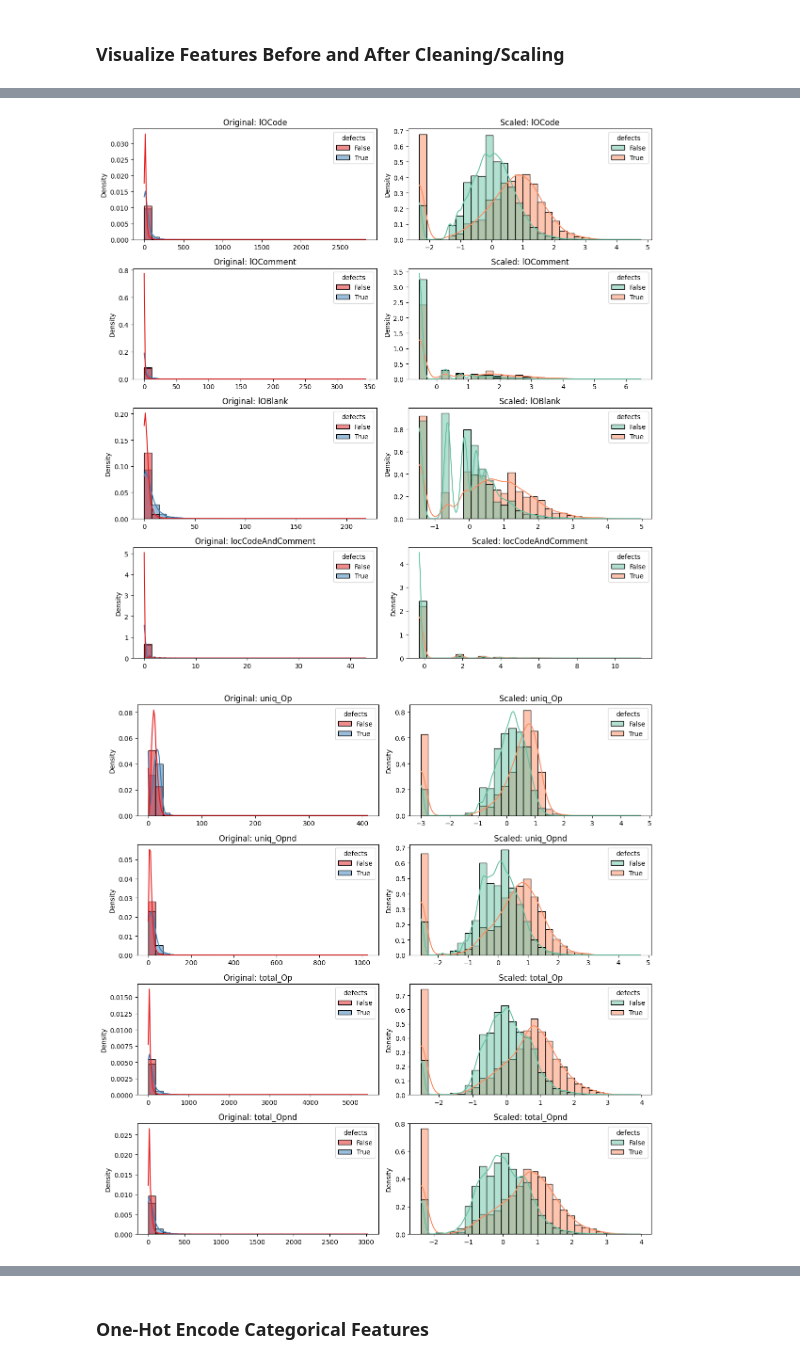
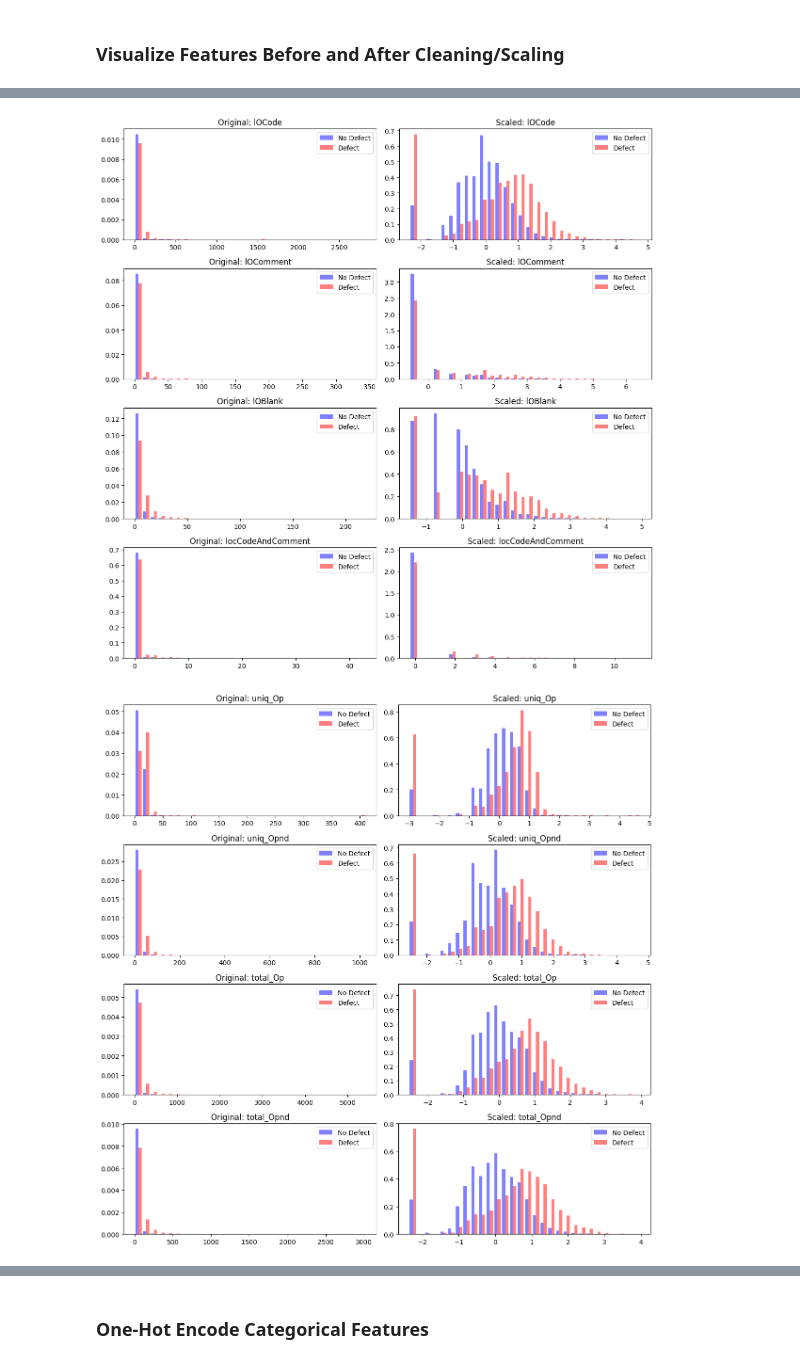
Before and after one commit to nataliep3/flower_vision_DATA4380_np, a Jupyter notebook: Kaggle Tabular Data.ipynb, the cells around one changed output, grey strips where cells are left out. Saved outputs shown, nothing was run; the diff lists cells and outputs as text; code cells hidden in the pictures.

```diff
--- a/Kaggle Tabular Data.ipynb
+++ b/Kaggle Tabular Data.ipynb
@@ -197,7 +197,6 @@ Target variable range: (np.False_, np.True_)
 * For each feature, plot the histogram of the feature for each class.
 # %%
 import matplotlib.pyplot as plt
-import seaborn as sns
 import math
 
 # Get numerical features only (excluding target)
@@ -212,9 +211,15 @@ plt.figure(figsize=(n_cols * 5, n_rows * 3))
 
 for idx, feature in enumerate(numerical_features, 1):
     plt.subplot(n_rows, n_cols, idx)
-    sns.histplot(data=train_df, x=feature, hue='defects', kde=True, stat="density", common_norm=False, palette="Set1", bins=30)
+     # Plot histogram for non-defective class (defects = 0)
+    plt.hist(train_df[train_df['defects'] == 0][feature], bins=30, alpha=0.5, label='No Defect', color='blue', density=True)
+
+    # Plot histogram for defective class (defects = 1)
+    plt.hist(train_df[train_df['defects'] == 1][feature], bins=30, alpha=0.5, label='Defect', color='red', density=True)
+
+    # Add title and labels
     plt.title(feature)
-    plt.xlabel("")
+    plt.xlabel('Value')
     plt.ylabel("Density")
     plt.tight_layout()
 
@@ -308,7 +313,6 @@ X_train = preprocess_features(train_df_clean)
 ### Visualize Features Before and After Cleaning/Scaling
 # %%
 import matplotlib.pyplot as plt
-import seaborn as sns
 import numpy as np
 
 # Add target back to original and scaled feature sets
@@ -334,16 +338,24 @@ for i in range(0, len(features), features_per_fig):
 
     for j, feature in enumerate(feature_group):
         # Original
-        sns.histplot(data=X_with_target, x=feature, hue='defects', kde=True,
-                     stat="density", common_norm=False, palette="Set1", bins=30, ax=axs[j][0])
+        axs[j][0].hist(
+            [X_with_target[X_with_target['defects'] == 0][feature],
+             X_with_target[X_with_target['defects'] == 1][feature]],
+            bins=30, alpha=0.5, label=['No Defect', 'Defect'], color=['blue', 'red'], density=True
+        )
         axs[j][0].set_title(f"Original: {feature}")
         axs[j][0].set_xlabel("")
+        axs[j][0].legend()
 
         # Scaled
-        sns.histplot(data=X_scaled_with_target, x=feature, hue='defects', kde=True,
-                     stat="density", common_norm=False, palette="Set2", bins=30, ax=axs[j][1])
+        axs[j][1].hist(
+            [X_scaled_with_target[X_scaled_with_target['defects'] == 0][feature],
+             X_scaled_with_target[X_scaled_with_target['defects'] == 1][feature]],
+            bins=30, alpha=0.5, label=['No Defect', 'Defect'], color=['blue', 'red'], density=True
+        )
         axs[j][1].set_title(f"Scaled: {feature}")
         axs[j][1].set_xlabel("")
+        axs[j][1].legend()
 
     plt.tight_layout()
     plt.show()
@@ -354,2 +366,2 @@ for i in range(0, len(features), features_per_fig):
-[figure, old version]
+[figure, new version]
-[figure, old version]
+[figure, new version]
```
Also changed, not shown: parts of 7 cells of this notebook.
